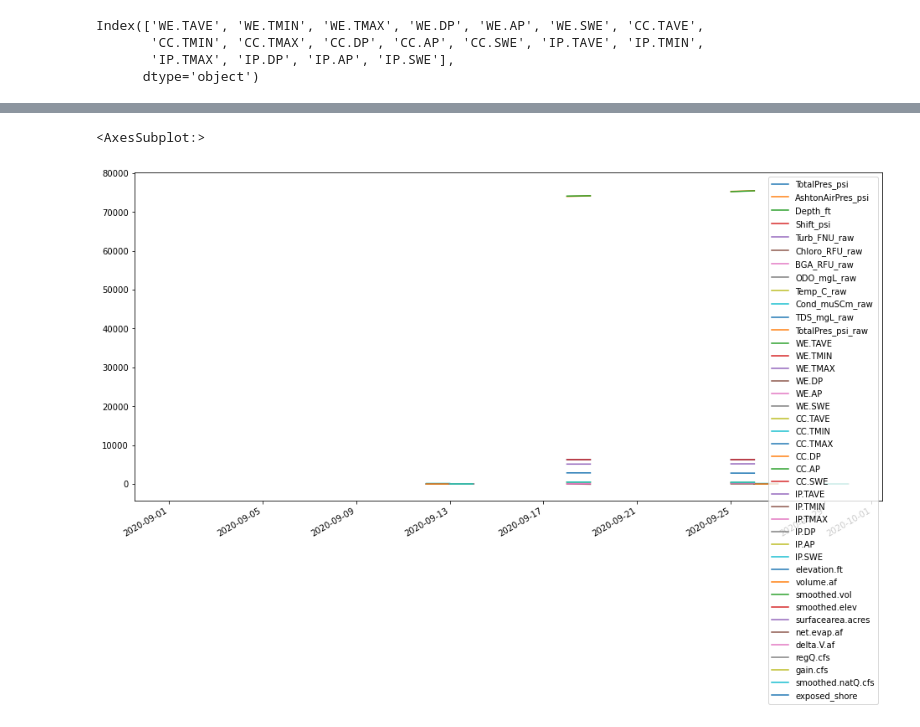
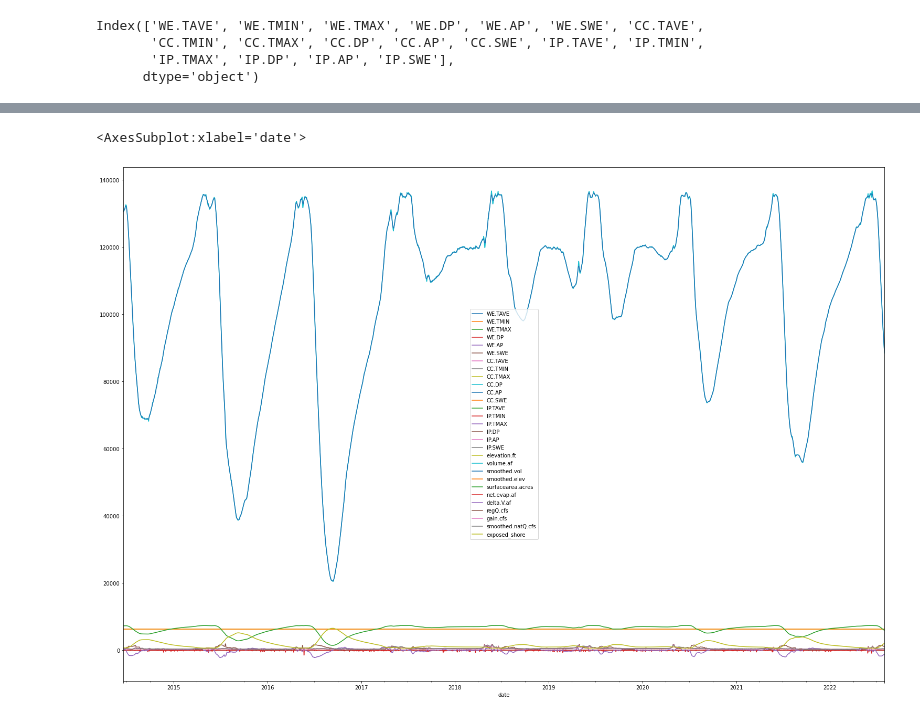
Before and after one commit to Krispy3/HFF_Water, a Jupyter notebook: scratch.ipynb, the cells around one changed output, grey strips where cells are left out. Cells and saved outputs as stored; diff of their text form; code cells hidden in the pictures.

```diff
--- a/scratch.ipynb
+++ b/scratch.ipynb
@@ -198,6 +216,7 @@ climate_df.drop(['GT.TAVE', 'GT.TMIN', 'GT.TMAX', 'GT.DP', 'GT.AP', 'GT.SWE', 'P
        'VA.TMIN', 'HFW.TMIN', 'TR.TMAX', 'FR.TMAX', 'HF.TMAX', 'VA.TMAX',
        'HFW.TMAX', 'TR.DP', 'FR.DP', 'HF.DP', 'VA.DP', 'HFW.DP', 'TR.AP',
        'FR.AP', 'HF.AP', 'VA.AP'], axis=1, inplace=True)
+climate_df.index.names = ['date']
 climate_df.columns
 # %% [output]
 Index(['WE.TAVE', 'WE.TMIN', 'WE.TMAX', 'WE.DP', 'WE.AP', 'WE.SWE', 'CC.TAVE',
@@ -223,0 +226,4 @@ climate_df
+# %%
+climate_df = climate_df['2014-06-20':'2022-08-01']
+# %%
+clim_interp = climate_df.interpolate(method='spline', order=2)
@@ -231,3 +274,5 @@ final_df = pd.concat([ipe_daily, climate_df, hydro_df], axis=0)
+# %%
+final_df = pd.merge(clim_interp, hydro_interp, on=['date'])
 # %%
 final_df.isna().sum()
 # %% [output]
@@ -271,8 +327,8 @@ dtype: int64
 # %%
-final_df.loc['2020-09'].plot(figsize=(16,8))
+final_df.plot(figsize=(26,18))
 # %% [output]
-<AxesSubplot:>
+<AxesSubplot:xlabel='date'>
-[figure, old version]
+[figure, new version]
 # %%
 final_df.sort_index()
 # %% [output]
```
Also changed, not shown: parts of 51 cells of this notebook.
